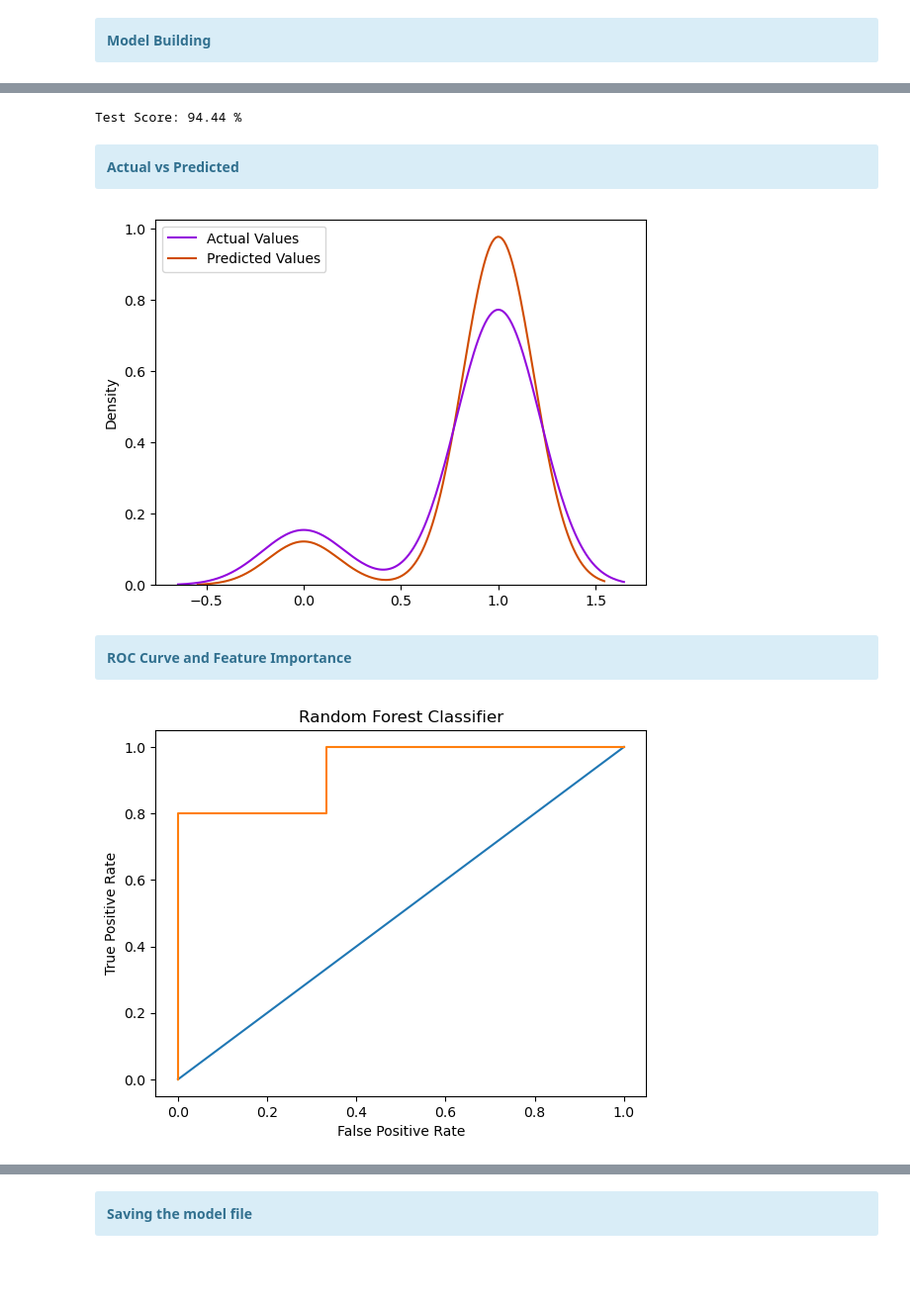
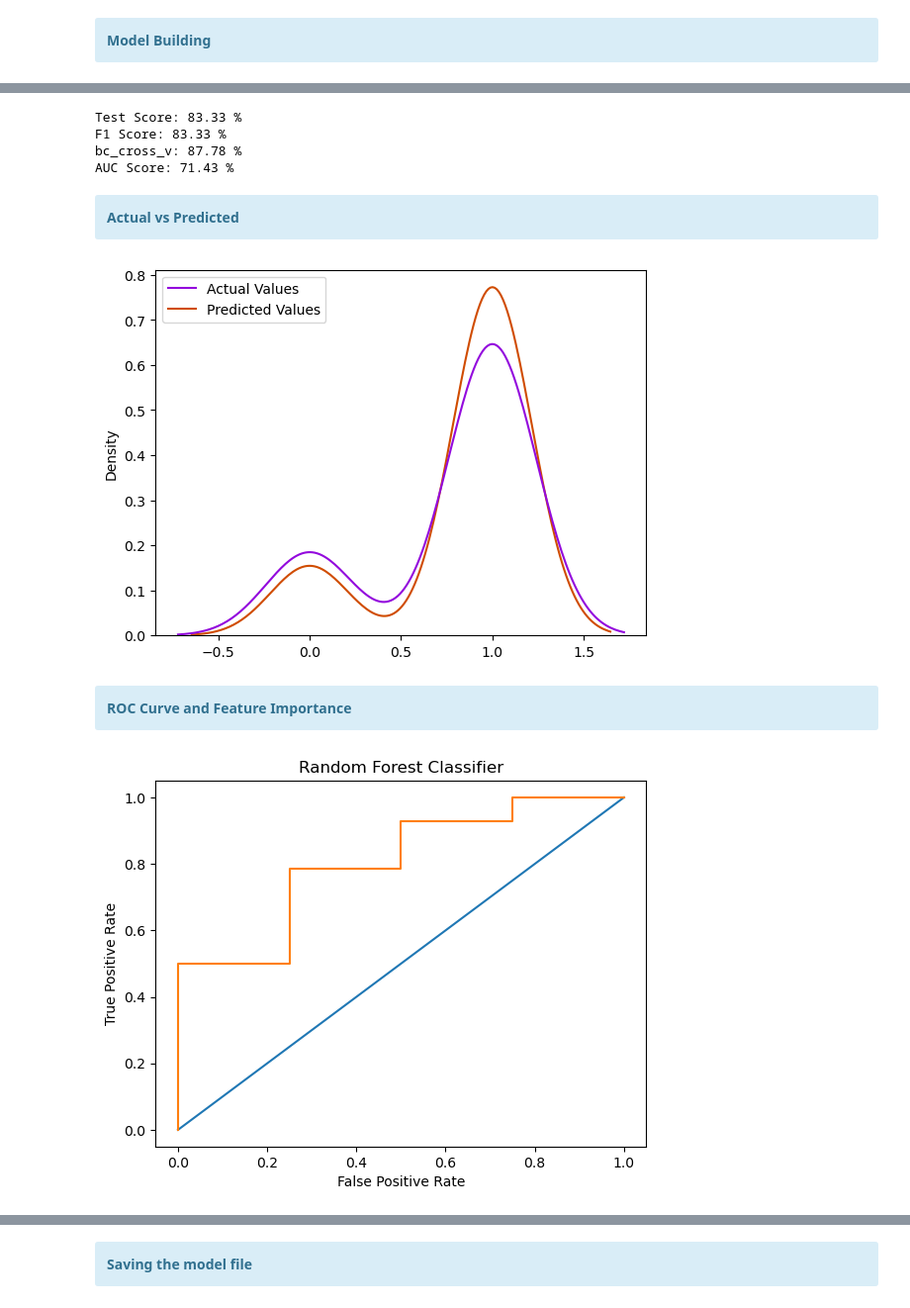
Before and after one commit to ibvhim/Warts-Immunotherapy-Treatment-Outcome, a Jupyter notebook: Warts_Immunotherapy.ipynb, the cells around one changed output, grey strips where cells are left out. Shown at 99% size. Saved outputs shown, nothing was run; the diff lists cells and outputs as text; code cells hidden in the pictures; blank space fills up the shorter version.

```diff
--- a/Warts_Immunotherapy.ipynb
+++ b/Warts_Immunotherapy.ipynb
@@ -144,12 +128,6 @@ for i in range(0,len(collist)):
 # %%
 x = df.drop('Result_of_Treatment',axis=1)
 y = df.Result_of_Treatment
-# %%
-# scaling and transforming
-from sklearn.preprocessing import StandardScaler, power_transform
-
-x = StandardScaler().fit_transform(x)
-# x = power_transform(x,method='yeo-johnson')
 # %% [markdown]
 <div class='alert alert-info'>
     <b>Model Building<b>
@@ -163,2 +137,9 @@ x_train,x_test,y_train,y_test = train_test_split(x,y,test_size=0.2)
+# %%
+# scaling and transforming
+from sklearn.preprocessing import StandardScaler, power_transform
+
+scaler = StandardScaler()
+x_train = scaler.fit_transform(x_train)
+x_test = scaler.transform(x_test)
 # %%
 from sklearn.preprocessing import LabelBinarizer
@@ -235,0 +218,7 @@ weighted avg       0.95      0.94      0.94        18
+# %%
+from sklearn.ensemble import BaggingClassifier
+bc = BaggingClassifier()
+bc_para = {'n_estimators':range(100,600,50)}
+gsCV_bc = GridSearchCV(bc,bc_para,cv=7,scoring='accuracy')
+gsCV_bc.fit(x_train,y_train)
+gsCV_bc.best_params_
@@ -236,28 +245,37 @@ weighted avg       0.95      0.94      0.94        18
 # %%
-rfc = RandomForestClassifier(criterion='gini',n_estimators=400)
-rfc.fit(x_train,y_train)
-rfc_y_pred = rfc.predict(x_test)
-rfc_score = accuracy_score(y_test,rfc_y_pred)
+bc = BaggingClassifier(n_estimators=250)
+bc.fit(x_train,y_train)
+bc_y_pred = bc.predict(x_test)
+bc_score = accuracy_score(y_test,bc_y_pred)
+bc_f1_s = round(f1_score(y_test,bc_y_pred,average='micro')*100,2)
+bc_cross_v = cross_val_score(bc,x,y,cv=10,scoring='accuracy').mean()
+bc_roc_ = multiclass_roc_auc_score(y_test,bc_y_pred)
 
-print ("Test Score:",round(rfc_score*100,2),'%')
+print ("Test Score:",round(bc_score*100,2),'%')
+print ("F1 Score:",bc_f1_s,'%')
+print ("bc_cross_v:",round(bc_cross_v*100,2),'%')
+print ("AUC Score:",bc_roc_,'%')
 # %% [output]
-Test Score: 94.44 %
+Test Score: 83.33 %
+F1 Score: 83.33 %
+bc_cross_v: 87.78 %
+AUC Score: 71.43 %
 # %% [markdown]
 <div class='alert alert-info'>
     <b>Actual vs Predicted<b>
 # %%
-actualVSpredicted = pd.DataFrame({'Actual Values':y_test,'Predicted Values':rfc_y_pred})
+actualVSpredicted = pd.DataFrame({'Actual Values':y_test,'Predicted Values':bc_y_pred})
 sns.kdeplot(data=actualVSpredicted,palette='gnuplot')
 plt.show()
 # %% [output]
-[figure, old version]
+[figure, new version]
 # %% [markdown]
 <div class='alert alert-info'>
     <b>ROC Curve and Feature Importance<b>
 # %%
 # Plotting ROC Curve for the model
 from sklearn.metrics import roc_curve
-y_pred_prob = rfc.predict_proba(x_test)[:,1]  #1 is the probabilty of threshold value
+y_pred_prob = bc.predict_proba(x_test)[:,1]  #1 is the probabilty of threshold value
 fpr,tpr,thresholds = roc_curve(y_test,y_pred_prob)
 
 plt.plot([0,1],[0,1])
@@ -267,7 +285,7 @@ plt.ylabel('True Positive Rate')
 plt.title('Random Forest Classifier')
 plt.show()
 # %% [output]
-[figure, old version]
+[figure, new version]
 # %%
 # Feature importance of the classifier
 pd.Series(rfc.feature_importances_, index = df_new.columns[:-1]).sort_values(ascending=True).plot(kind='barh', figsize=(6,6),
```
Also changed, not shown: parts of 19 cells of this notebook, 5 other files.
